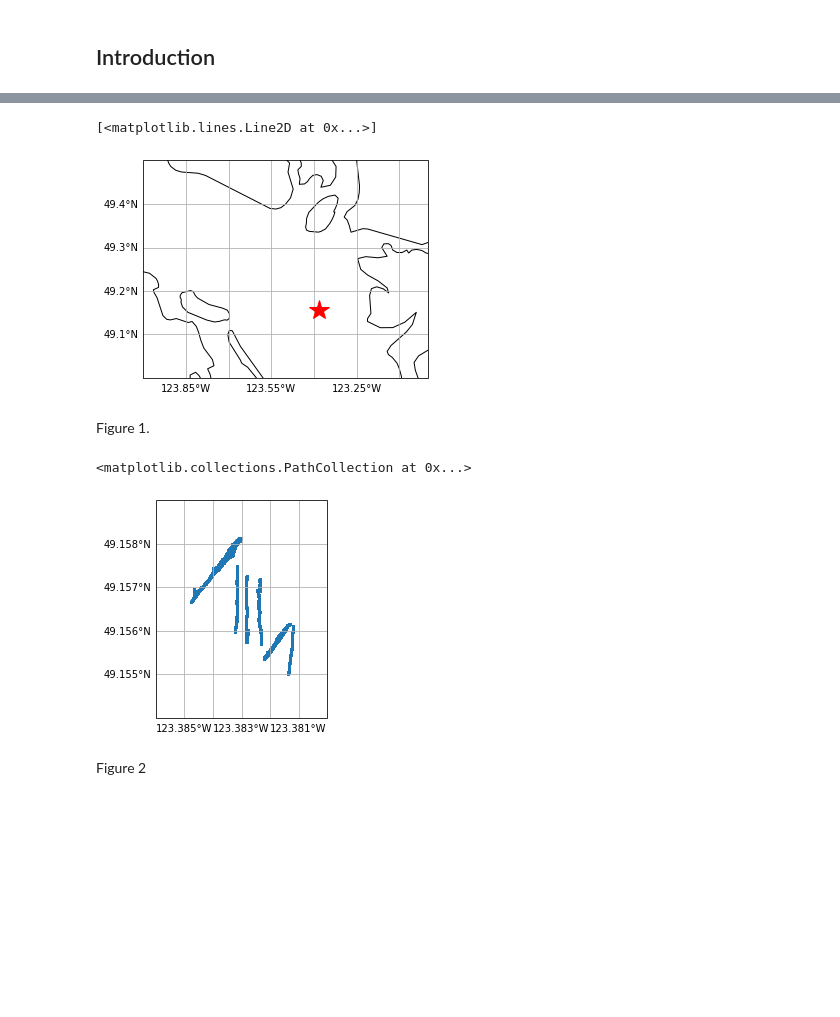
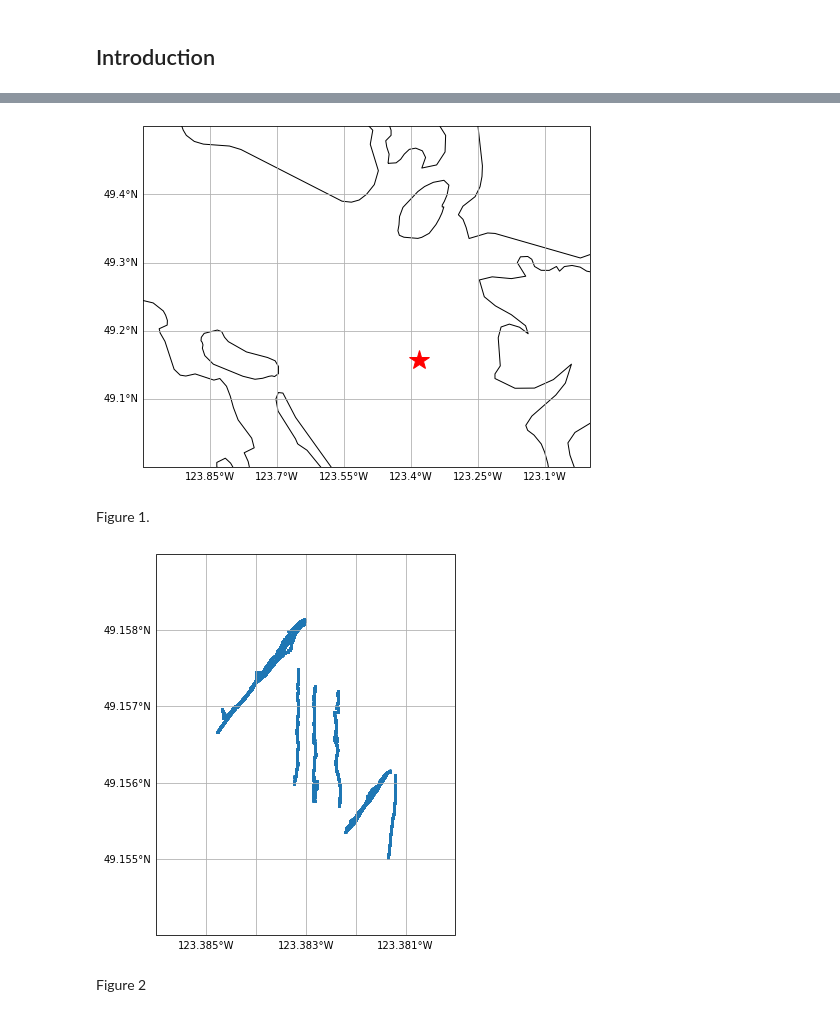
Before and after one commit to isaakh12/final_project, a Jupyter notebook: final_project.ipynb, the cells around one changed output, grey strips where cells are left out. Drawn from its saved outputs; the diff is of its cells as text; code cells hidden in the pictures; blank space fills up the shorter version.

```diff
--- a/final_project.ipynb
+++ b/final_project.ipynb
@@ -33,25 +33,25 @@ In order to answer the question of whether or not water characteristics differ o
 # %%
-extent = [-124, -123, 49, 49.5]
-plt.figure()
+extent_wide = [-124, -123, 49, 49.5]
+plt.figure(figsize = (8,8))
 ax = maptools.make_map(ccrs.Mercator())
-ax.set_extent(extent)
+ax.set_extent(extent_wide)
 ax.coastlines('10m')
 plt.plot(df['longitude'][0], df['latitude'][0], 'r*', ms = 20, transform = ccrs.PlateCarree())
+plt.show()
 # %% [output]
-[<matplotlib.lines.Line2D at 0x...>]
-[figure, old version]
+[figure, new version]
 # %% [markdown]
 Figure 1.
 # %%
-extent2 = [-123.386, -123.38, 49.154, 49.159]
-plt.figure()
+extent_zoom = [-123.386, -123.38, 49.154, 49.159]
+plt.figure(figsize = (7,7))
 ax = maptools.make_map(ccrs.Mercator())
-ax.set_extent(extent2)
+ax.set_extent(extent_zoom)
 ax.coastlines('10m')
 plt.scatter(df['longitude'], df['latitude'], transform = ccrs.PlateCarree(), s=3)
+plt.show()
 # %% [output]
-<matplotlib.collections.PathCollection at 0x...>
-[figure, old version]
+[figure, new version]
 # %% [markdown]
 Figure 2
 # %% [markdown]
```
Also changed, not shown: parts of 18 cells of this notebook, 2 other files.
